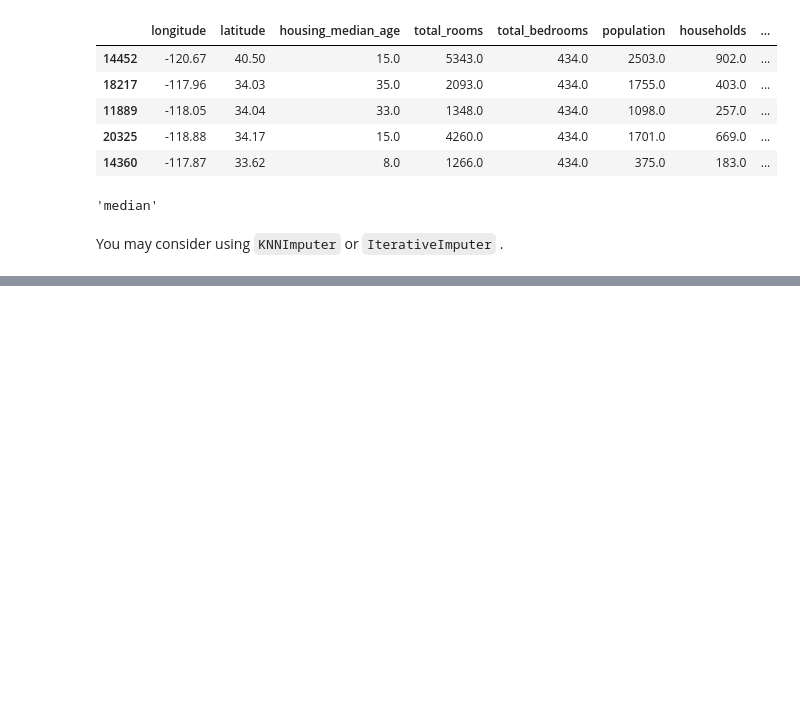
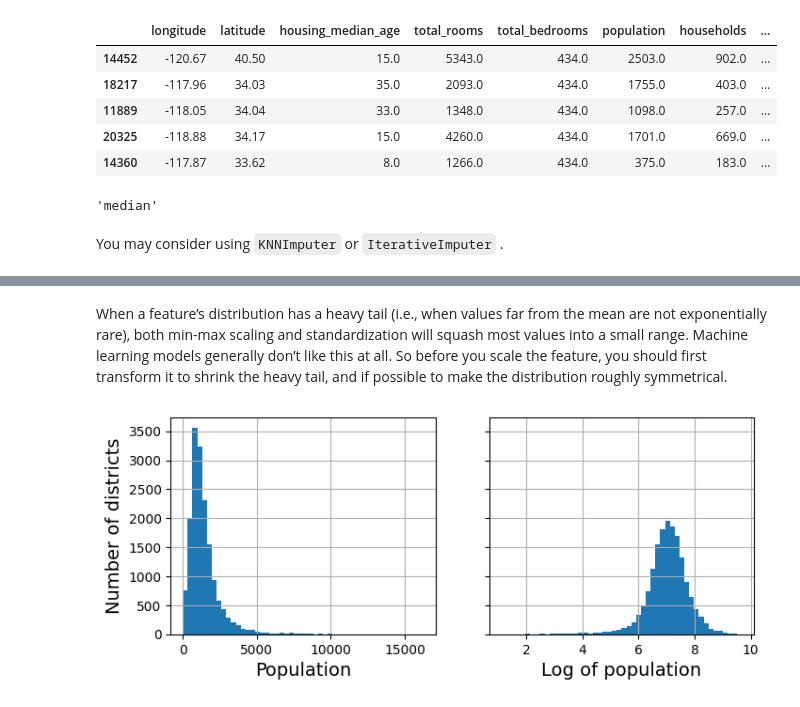
Before and after one commit to mcgmed/Housing, a Jupyter notebook: notebook/housing.ipynb, the cells around one changed output, grey strips where cells are left out. Drawn from its saved outputs; the diff is of its cells as text; code cells hidden in the pictures; blank space fills up the shorter version.

```diff
--- a/notebook/housing.ipynb
+++ b/notebook/housing.ipynb
@@ -414,0 +651,12 @@ You may consider using `KNNImputer` or `IterativeImputer` .
+# %% [markdown]
+When a feature’s distribution has a heavy tail (i.e., when values far from the mean are not exponentially rare), both min-max scaling and standardization will squash most values into a small range. Machine learning models generally don’t like this at all. So before you scale the feature, you should first transform it to shrink the heavy tail, and if possible to make the distribution roughly symmetrical.
+# %%
+fig, axs = plt.subplots(1, 2, figsize=(8, 3), sharey=True)
+housing["population"].hist(ax=axs[0], bins=50)
+housing["population"].apply(np.log).hist(ax=axs[1], bins=50)
+axs[0].set_xlabel("Population")
+axs[1].set_xlabel("Log of population")
+axs[0].set_ylabel("Number of districts")
+plt.show()
+# %% [output]
+[figure, added]
```
Also changed, not shown: parts of 102 cells of this notebook.
